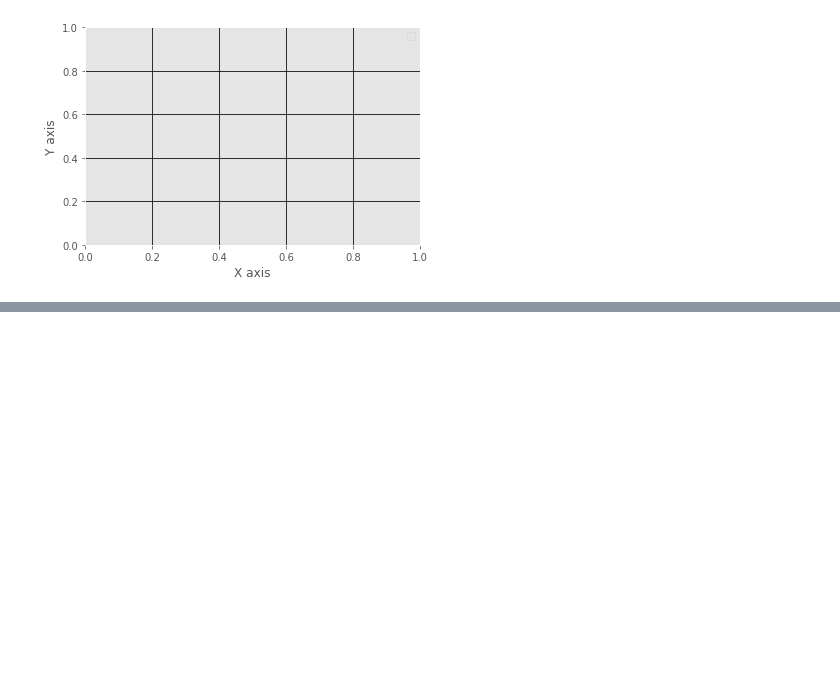
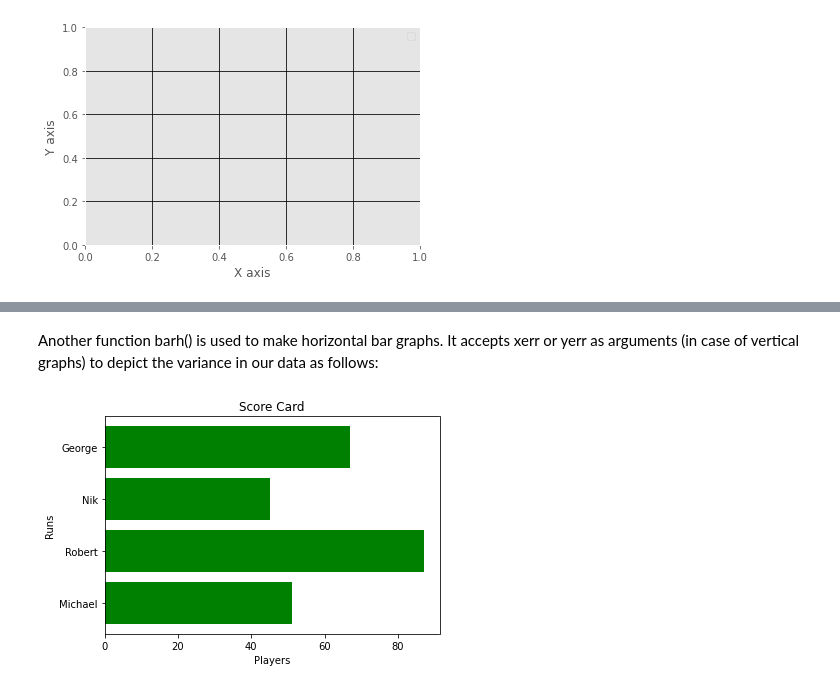
Before and after one commit to Wikistore/Data_Analysis_with_PL, a Jupyter notebook: MatplotlibBasicTutorials.ipynb, the cells around one changed output, grey strips where cells are left out. Cells and saved outputs as stored; diff of their text form; code cells hidden in the pictures; blank space fills up the shorter version.

```diff
--- a/MatplotlibBasicTutorials.ipynb
+++ b/MatplotlibBasicTutorials.ipynb
@@ -310,0 +368,13 @@ No handles with labels found to put in legend.
+# %% [markdown]
+Another function barh() is used to make horizontal bar graphs. It accepts xerr or yerr as arguments (in case of vertical graphs) to depict the variance in our data as follows:
+# %%
+from matplotlib import pyplot as plt
+players = ['Michael','Robert','Nik','George']
+runs = [51,87,45,67]
+plt.barh(players,runs, color = 'green')
+plt.title('Score Card')
+plt.xlabel('Players')
+plt.ylabel('Runs')
+plt.show()
+# %% [output]
+[figure, added]
```
Also changed, not shown: parts of 11 cells of this notebook.
